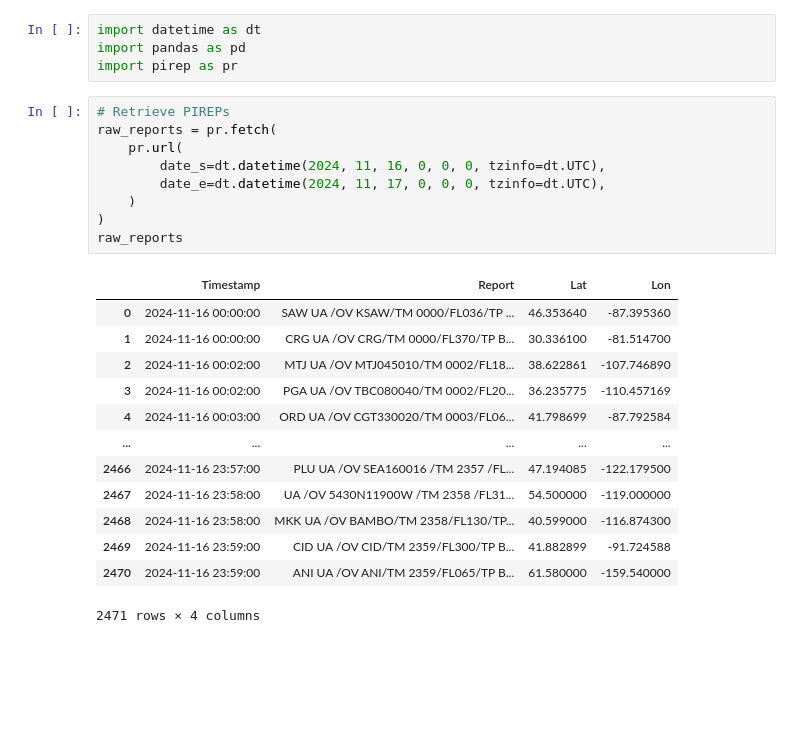
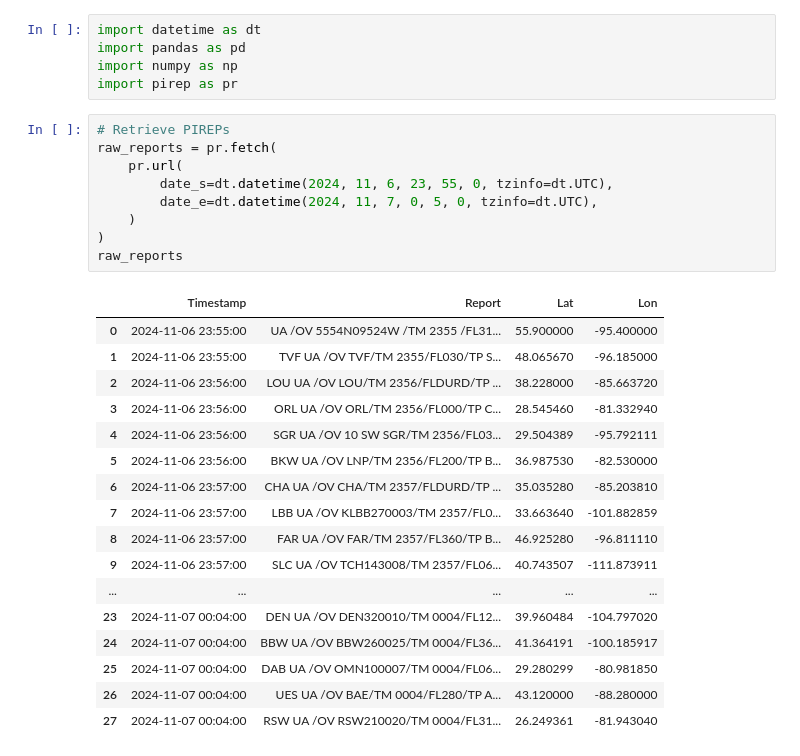
Before and after one commit to aauretto/sky_blue, a Jupyter notebook: src/main.ipynb, the cells around one changed output. Drawn from its saved outputs; the diff is of its cells as text; blank space fills up the shorter version.

```diff
--- a/src/main.ipynb
+++ b/src/main.ipynb
@@ -1,30 +1,35 @@
 # %%
 import datetime as dt
 import pandas as pd
+import numpy as np
 import pirep as pr
 # %%
 # Retrieve PIREPs
 raw_reports = pr.fetch(
     pr.url(
-        date_s=dt.datetime(2024, 11, 16, 0, 0, 0, tzinfo=dt.UTC),
-        date_e=dt.datetime(2024, 11, 17, 0, 0, 0, tzinfo=dt.UTC),
+        date_s=dt.datetime(2024, 11, 6, 23, 55, 0, tzinfo=dt.UTC),
+        date_e=dt.datetime(2024, 11, 7, 0, 5, 0, tzinfo=dt.UTC),
     )
 )
 raw_reports
 # %% [output]
 |  | Timestamp | Report | Lat | Lon |
-| 0 | 2024-11-16 00:00:00 | SAW UA /OV KSAW/TM 0000/FL036/TP ... | 46.353640 | -87.395360 |
-| 1 | 2024-11-16 00:00:00 | CRG UA /OV CRG/TM 0000/FL370/TP B... | 30.336100 | -81.514700 |
-| 2 | 2024-11-16 00:02:00 | MTJ UA /OV MTJ045010/TM 0002/FL18... | 38.622861 | -107.746890 |
-| 3 | 2024-11-16 00:02:00 | PGA UA /OV TBC080040/TM 0002/FL20... | 36.235775 | -110.457169 |
-| 4 | 2024-11-16 00:03:00 | ORD UA /OV CGT330020/TM 0003/FL06... | 41.798699 | -87.792584 |
+| 0 | 2024-11-06 23:55:00 | UA /OV 5554N09524W /TM 2355 /FL31... | 55.900000 | -95.400000 |
+| 1 | 2024-11-06 23:55:00 | TVF UA /OV TVF/TM 2355/FL030/TP S... | 48.065670 | -96.185000 |
+| 2 | 2024-11-06 23:56:00 | LOU UA /OV LOU/TM 2356/FLDURD/TP ... | 38.228000 | -85.663720 |
+| 3 | 2024-11-06 23:56:00 | ORL UA /OV ORL/TM 2356/FL000/TP C... | 28.545460 | -81.332940 |
+| 4 | 2024-11-06 23:56:00 | SGR UA /OV 10 SW SGR/TM 2356/FL03... | 29.504389 | -95.792111 |
+| 5 | 2024-11-06 23:56:00 | BKW UA /OV LNP/TM 2356/FL200/TP B... | 36.987530 | -82.530000 |
+| 6 | 2024-11-06 23:57:00 | CHA UA /OV CHA/TM 2357/FLDURD/TP ... | 35.035280 | -85.203810 |
+| 7 | 2024-11-06 23:57:00 | LBB UA /OV KLBB270003/TM 2357/FL0... | 33.663640 | -101.882859 |
+| 8 | 2024-11-06 23:57:00 | FAR UA /OV FAR/TM 2357/FL360/TP B... | 46.925280 | -96.811110 |
+| 9 | 2024-11-06 23:57:00 | SLC UA /OV TCH143008/TM 2357/FL06... | 40.743507 | -111.873911 |
 | ... | ... | ... | ... | ... |
-| 2466 | 2024-11-16 23:57:00 | PLU UA /OV SEA160016 /TM 2357 /FL... | 47.194085 | -122.179500 |
-| 2467 | 2024-11-16 23:58:00 | UA /OV 5430N11900W /TM 2358 /FL31... | 54.500000 | -119.000000 |
-| 2468 | 2024-11-16 23:58:00 | MKK UA /OV BAMBO/TM 2358/FL130/TP... | 40.599000 | -116.874300 |
-| 2469 | 2024-11-16 23:59:00 | CID UA /OV CID/TM 2359/FL300/TP B... | 41.882899 | -91.724588 |
-| 2470 | 2024-11-16 23:59:00 | ANI UA /OV ANI/TM 2359/FL065/TP B... | 61.580000 | -159.540000 |
+| 23 | 2024-11-07 00:04:00 | DEN UA /OV DEN320010/TM 0004/FL12... | 39.960484 | -104.797020 |
+| 24 | 2024-11-07 00:04:00 | BBW UA /OV BBW260025/TM 0004/FL36... | 41.364191 | -100.185917 |
+| 25 | 2024-11-07 00:04:00 | DAB UA /OV OMN100007/TM 0004/FL06... | 29.280299 | -80.981850 |
+| 26 | 2024-11-07 00:04:00 | UES UA /OV BAE/TM 0004/FL280/TP A... | 43.120000 | -88.280000 |
+| 27 | 2024-11-07 00:04:00 | RSW UA /OV RSW210020/TM 0004/FL31... | 26.249361 | -81.943040 |
-2471 rows × 4 columns
 # %%
 # Retrieve PIREPs
 reports = pr.parse_all(raw_reports)
```
Also changed, not shown: parts of 5 cells of this notebook, 1 other file.
